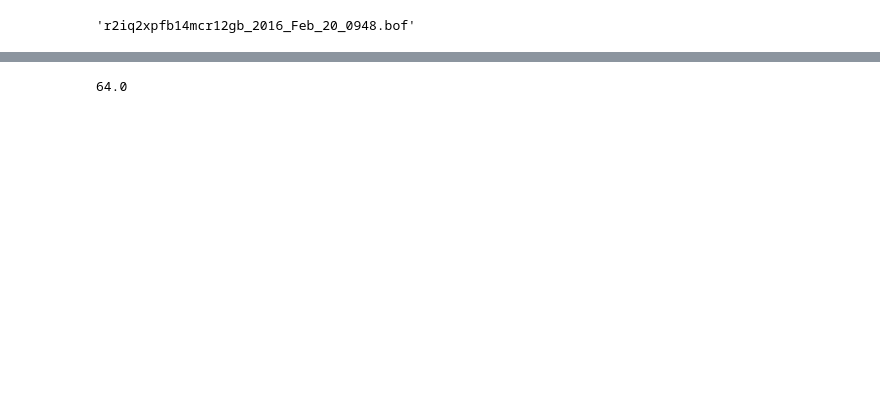
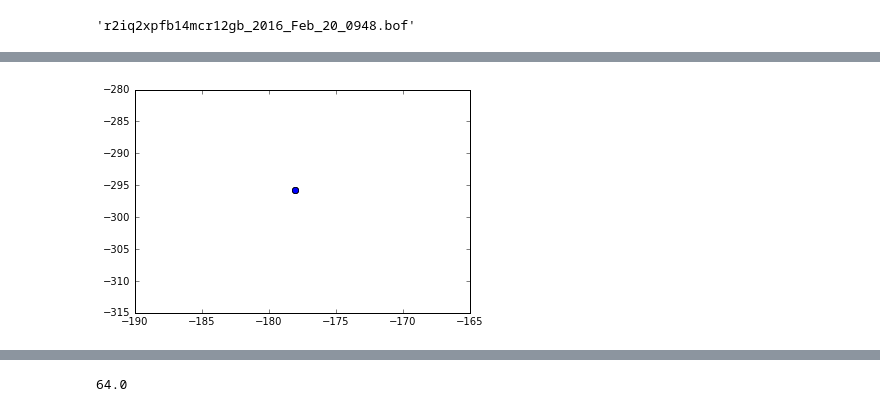
Before and after one commit to gitj/notebooks, a Jupyter notebook: 2016/2016-04-12-testing-r2mk2-with-sc-2015-10-park.ipynb, the cells around one changed output, grey strips where cells are left out. Saved outputs shown, nothing was run; the diff lists cells and outputs as text; code cells hidden in the pictures; blank space fills up the shorter version.

```diff
--- a/2016/2016-04-12-testing-r2mk2-with-sc-2015-10-park.ipynb
+++ b/2016/2016-04-12-testing-r2mk2-with-sc-2015-10-park.ipynb
@@ -113,0 +136,2 @@ plot_ri(swp.s21_points)
+# %%
+meas = ri.get_measurement(.2)
@@ -113,0 +146,11 @@ plot_ri(swp.s21_points)
+# %%
+for k in range(8):
+    #ri.phases=None
+    ri.set_tone_freqs(low_group+1,nsamp=nsamp)
+    ri.set_tone_freqs(low_group,nsamp=nsamp)
+    ri.select_fft_bins(range(32))
+    ri._sync()
+    meas = ri.get_measurement(0.2,demod=False)
+    plot_ri(meas.s21_raw[3,:].mean(),'o')
+# %% [output]
+[figure, added]
```
Also changed, not shown: parts of 29 cells of this notebook, 15 other files.
